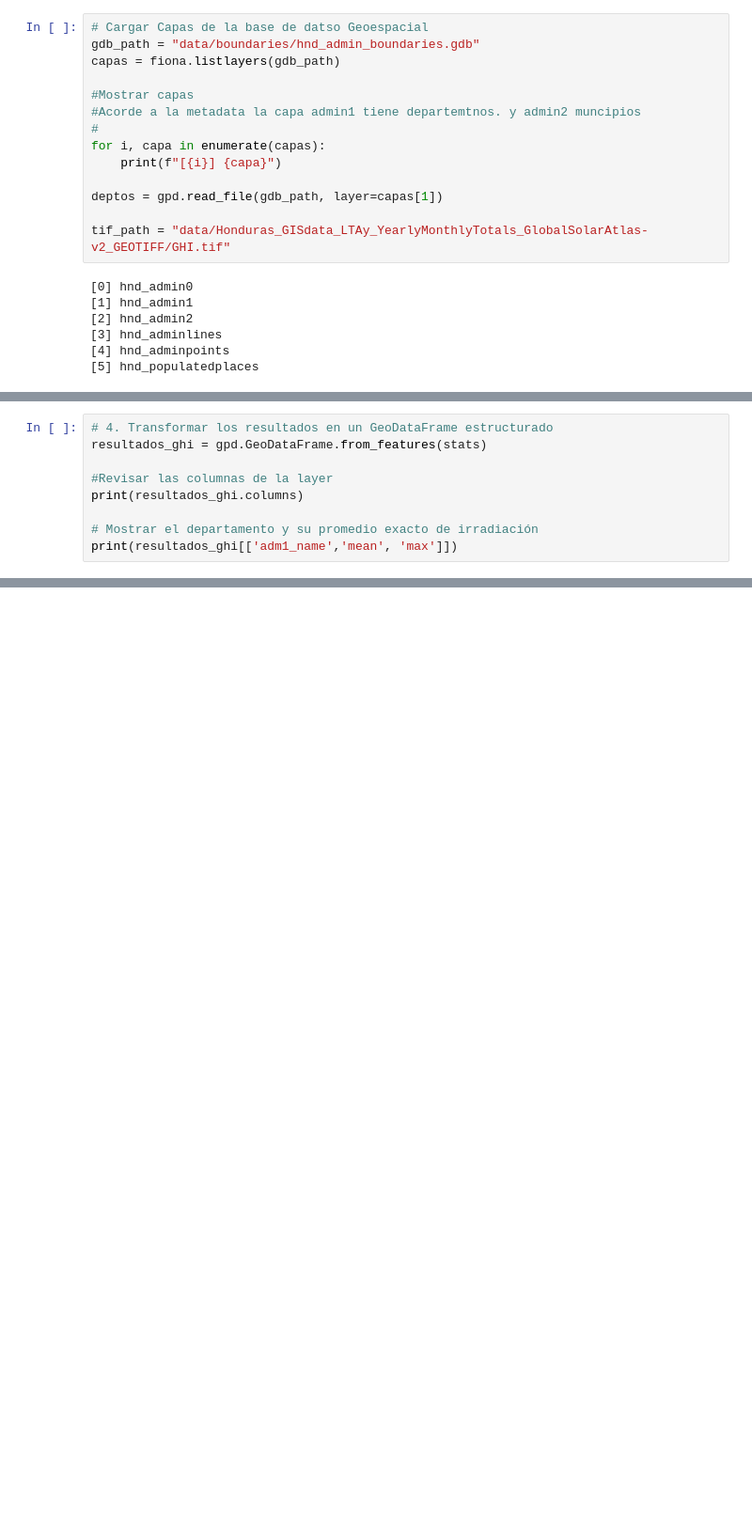
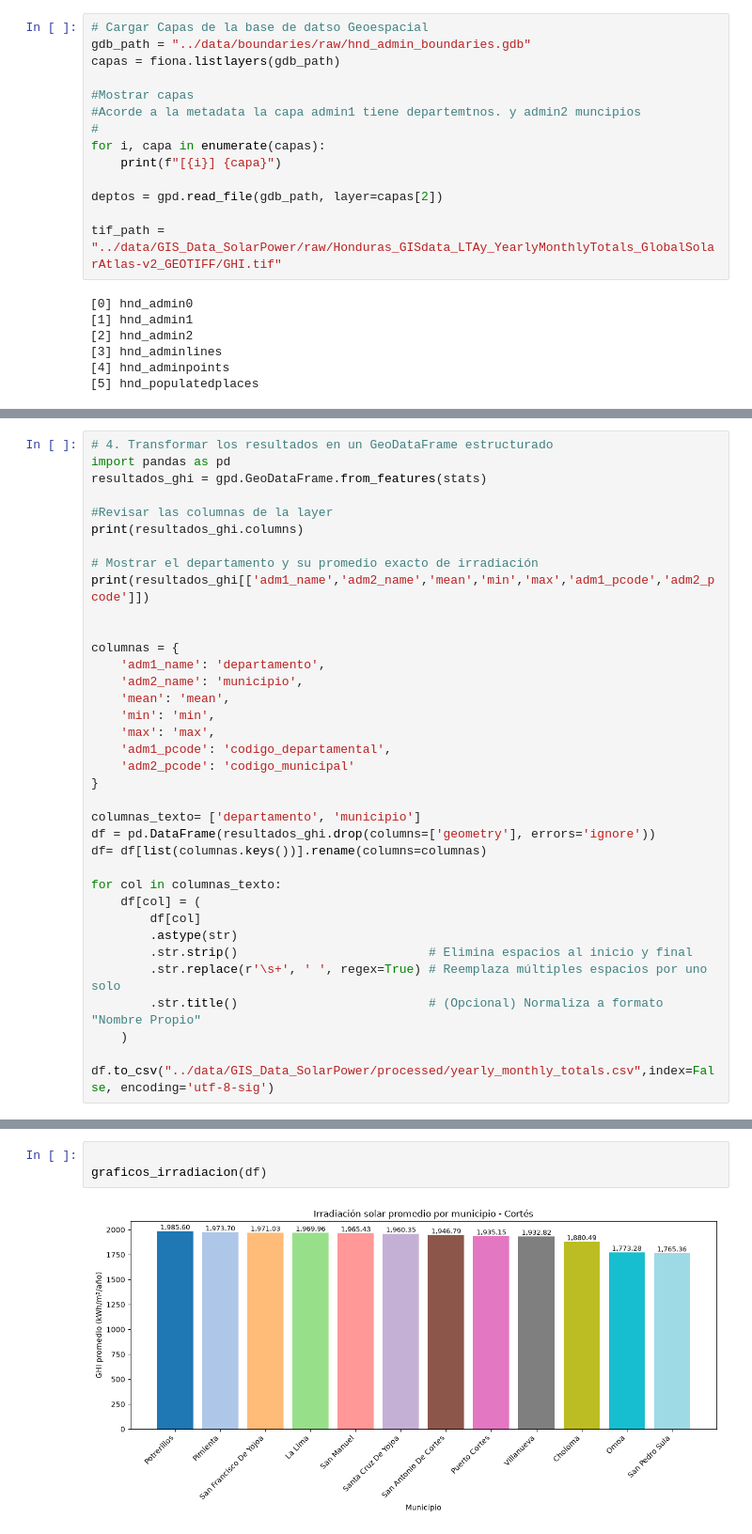
Before and after one commit to DiegoC-Diaz/honduras_solar_irradiation, a Jupyter notebook: notebooks/gda.ipynb, the cells around one changed output, grey strips where cells are left out. Shown at 94% size. Cells and saved outputs as stored; diff of their text form; blank space fills up the shorter version.

```diff
--- a/notebooks/gda.ipynb
+++ b/notebooks/gda.ipynb
@@ -16,6 +22,6 @@ sys.path.append(str(ROOT))
 # %%
 # Cargar Capas de la base de datso Geoespacial
-gdb_path = "data/boundaries/hnd_admin_boundaries.gdb"
+gdb_path = "../data/boundaries/raw/hnd_admin_boundaries.gdb"
 capas = fiona.listlayers(gdb_path)
 
 #Mostrar capas
@@ -24,9 +30,9 @@ capas = fiona.listlayers(gdb_path)
 for i, capa in enumerate(capas):
     print(f"[{i}] {capa}")
 
-deptos = gpd.read_file(gdb_path, layer=capas[1])
+deptos = gpd.read_file(gdb_path, layer=capas[2])
 
-tif_path = "data/Honduras_GISdata_LTAy_YearlyMonthlyTotals_GlobalSolarAtlas-v2_GEOTIFF/GHI.tif"
+tif_path = "../data/GIS_Data_SolarPower/raw/Honduras_GISdata_LTAy_YearlyMonthlyTotals_GlobalSolarAtlas-v2_GEOTIFF/GHI.tif"
 # %% [output]
 [0] hnd_admin0
 [1] hnd_admin1
@@ -44,11 +52,38 @@ stats = zonal_stats(
 )
 # %%
 # 4. Transformar los resultados en un GeoDataFrame estructurado
+import pandas as pd
 resultados_ghi = gpd.GeoDataFrame.from_features(stats)
 
 #Revisar las columnas de la layer
 print(resultados_ghi.columns)
 
 # Mostrar el departamento y su promedio exacto de irradiación
-print(resultados_ghi[['adm1_name','mean', 'max']])
+print(resultados_ghi[['adm1_name','adm2_name','mean','min','max','adm1_pcode','adm2_pcode']])
+
+
+columnas = {
+    'adm1_name': 'departamento',
+    'adm2_name': 'municipio',
+    'mean': 'mean',
+    'min': 'min',
+    'max': 'max',
+    'adm1_pcode': 'codigo_departamental',
+    'adm2_pcode': 'codigo_municipal'
+}
+
+columnas_texto= ['departamento', 'municipio']
+df = pd.DataFrame(resultados_ghi.drop(columns=['geometry'], errors='ignore'))
+df= df[list(columnas.keys())].rename(columns=columnas)
+
+for col in columnas_texto:
+    df[col] = (
+        df[col]
+        .astype(str)
+        .str.strip()                          # Elimina espacios al inicio y final
+        .str.replace(r'\s+', ' ', regex=True) # Reemplaza múltiples espacios por uno solo
+        .str.title()                          # (Opcional) Normaliza a formato "Nombre Propio"
+    )
+
+df.to_csv("../data/GIS_Data_SolarPower/processed/yearly_monthly_totals.csv",index=False, encoding='utf-8-sig')
 # %% [output]
@@ -127,0 +224,5 @@ OSError: Cannot save file into a non-existent directory: 'data/gbif'
+# %%
+
+graficos_irradiacion(df)
+# %% [output]
+[figure, added]
```
Also changed, not shown: parts of 7 cells of this notebook, 12 other files.
